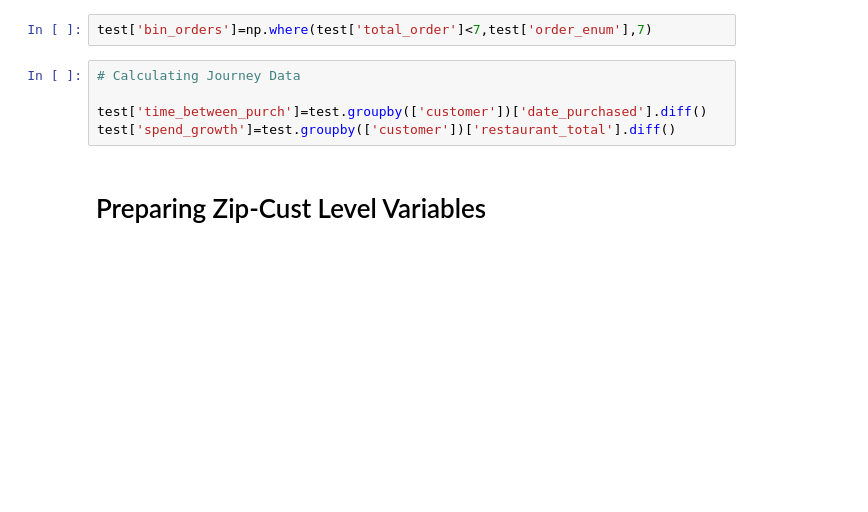
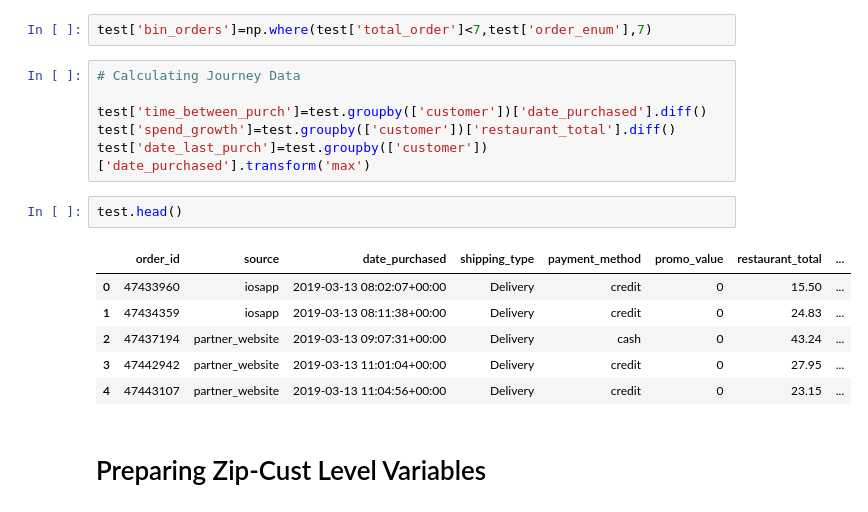
Before and after one commit to aneeshoberoi/churnhw, a Jupyter notebook: ChurnNoteBook_Final.ipynb, the cells around one changed output. Cells and saved outputs as stored; diff of their text form; blank space fills up the shorter version.

```diff
--- a/ChurnNoteBook_Final.ipynb
+++ b/ChurnNoteBook_Final.ipynb
@@ -96,6 +101,16 @@ test['bin_orders']=np.where(test['total_order']<7,test['order_enum'],7)
 
 test['time_between_purch']=test.groupby(['customer'])['date_purchased'].diff()
 test['spend_growth']=test.groupby(['customer'])['restaurant_total'].diff()
+test['date_last_purch']=test.groupby(['customer'])['date_purchased'].transform('max')
+# %%
+test.head()
+# %% [output]
+|  | order_id | source | date_purchased | shipping_type | payment_method | promo_value | restaurant_total | ... |
+| 0 | 47433960 | iosapp | 2019-03-13 08:02:07+00:00 | Delivery | credit | 0 | 15.50 | ... |
+| 1 | 47434359 | iosapp | 2019-03-13 08:11:38+00:00 | Delivery | credit | 0 | 24.83 | ... |
+| 2 | 47437194 | partner_website | 2019-03-13 09:07:31+00:00 | Delivery | cash | 0 | 43.24 | ... |
+| 3 | 47442942 | partner_website | 2019-03-13 11:01:04+00:00 | Delivery | credit | 0 | 27.95 | ... |
+| 4 | 47443107 | partner_website | 2019-03-13 11:04:56+00:00 | Delivery | credit | 0 | 23.15 | ... |
 # %% [markdown]
 # Preparing Zip-Cust Level Variables
 # %%
```
Also changed, not shown: parts of 45 cells of this notebook.
